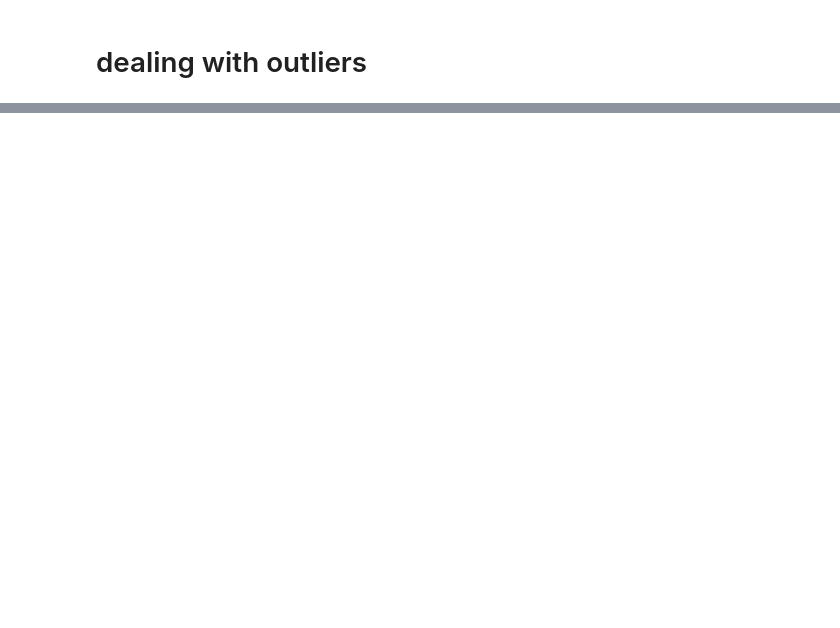
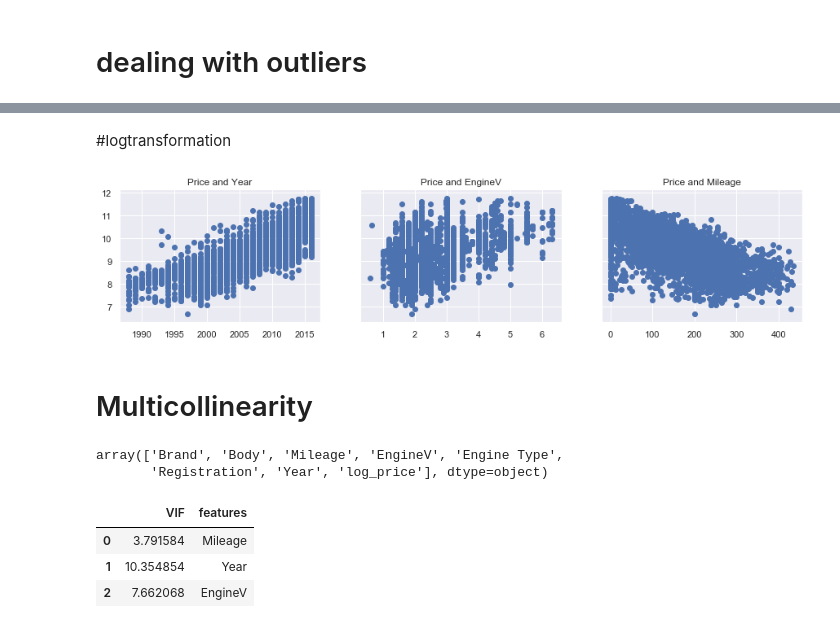
Before and after one commit to tanvitiwari17/DataScience, a Jupyter notebook: linear_reg/practical_eg.ipynb, the cells around one changed output, grey strips where cells are left out. Saved outputs shown, nothing was run; the diff lists cells and outputs as text; code cells hidden in the pictures; blank space fills up the shorter version.

```diff
--- a/linear_reg/practical_eg.ipynb
+++ b/linear_reg/practical_eg.ipynb
@@ -190,0 +88,4 @@ raw_data.describe(include='all')
+# %%
+log_price=np.log(data_cleaned['Price'])
+data_cleaned['log_price']=log_price
+data_cleaned
@@ -190,0 +106,14 @@ raw_data.describe(include='all')
+# %% [markdown]
+#logtransformation
+# %%
+f,(ax1,ax2,ax3)=plt.subplots(1, 3 ,sharey=True ,figsize=(15,3))
+ax1.scatter(data_cleaned['Year'],data_cleaned['log_price'])
+ax1.set_title('Price and Year')
+ax2.scatter(data_cleaned['EngineV'],data_cleaned['log_price'])
+ax2.set_title('Price and EngineV')
+ax3.scatter(data_cleaned['Mileage'],data_cleaned['log_price'])
+ax3.set_title('Price and Mileage')
+
+plt.show()
+# %% [output]
+[figure, added]
@@ -190,0 +122,7 @@ raw_data.describe(include='all')
+# %% [markdown]
+# Multicollinearity
+# %%
+data_cleaned.columns.values
+# %% [output]
+array(['Brand', 'Body', 'Mileage', 'EngineV', 'Engine Type',
+       'Registration', 'Year', 'log_price'], dtype=object)
@@ -190,0 +135,7 @@ raw_data.describe(include='all')
+# %%
+vif
+# %% [output]
+|  | VIF | features |
+| 0 | 3.791584 | Mileage |
+| 1 | 10.354854 | Year |
+| 2 | 7.662068 | EngineV |
```
Also changed, not shown: parts of 24 cells of this notebook.
